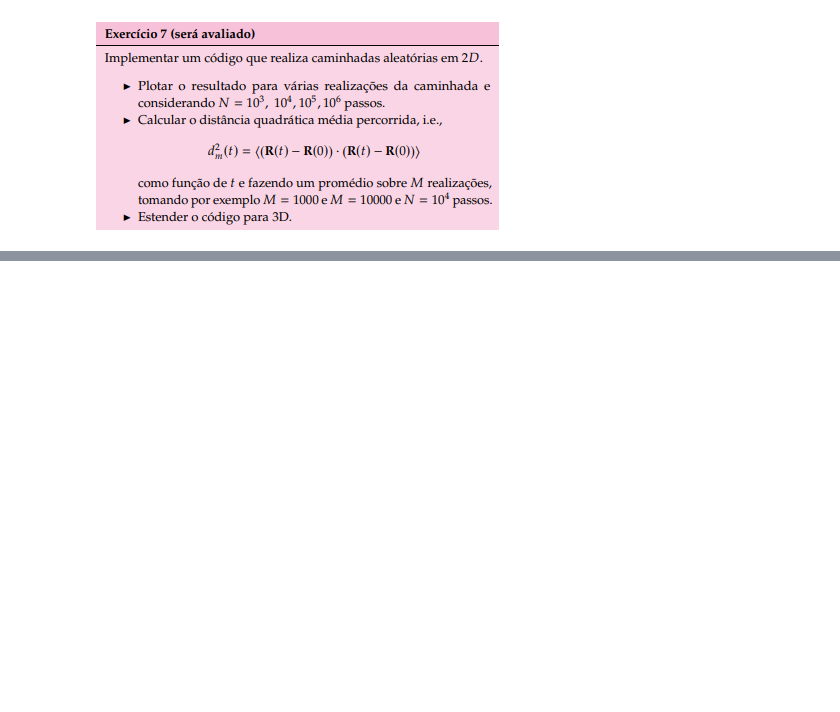
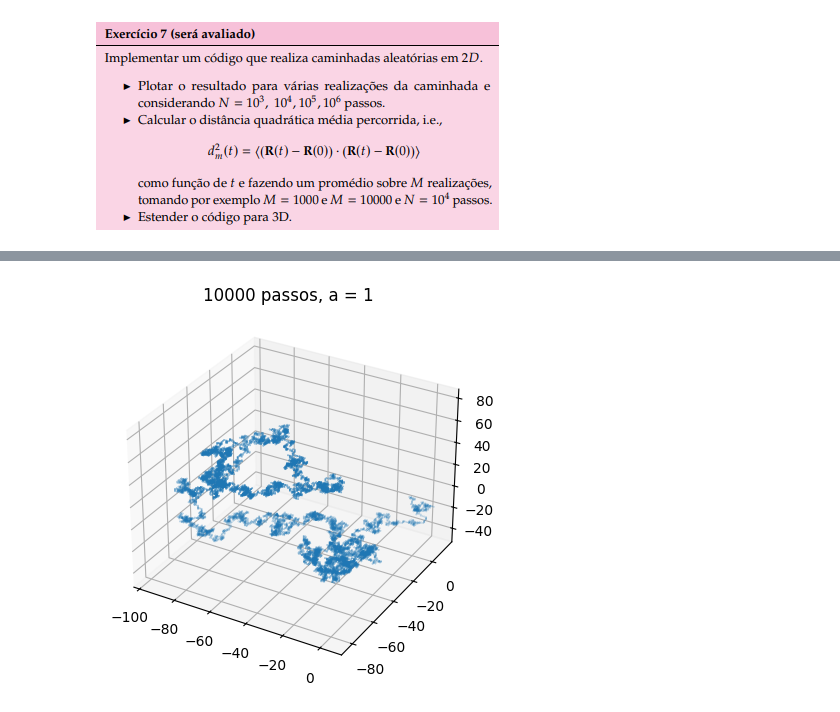
Before and after one commit to matncb/fund-prog, a Jupyter notebook: lista2/ex7.ipynb, the cells around one changed output, grey strips where cells are left out. Saved outputs shown, nothing was run; the diff lists cells and outputs as text; code cells hidden in the pictures; blank space fills up the shorter version.

```diff
--- a/lista2/ex7.ipynb
+++ b/lista2/ex7.ipynb
@@ -29,0 +101,4 @@ array([0, 1])
+# %%
+main_3d(10000,1)
+# %% [output]
+[figure, added]
```
Also changed, not shown: parts of 7 cells of this notebook.
